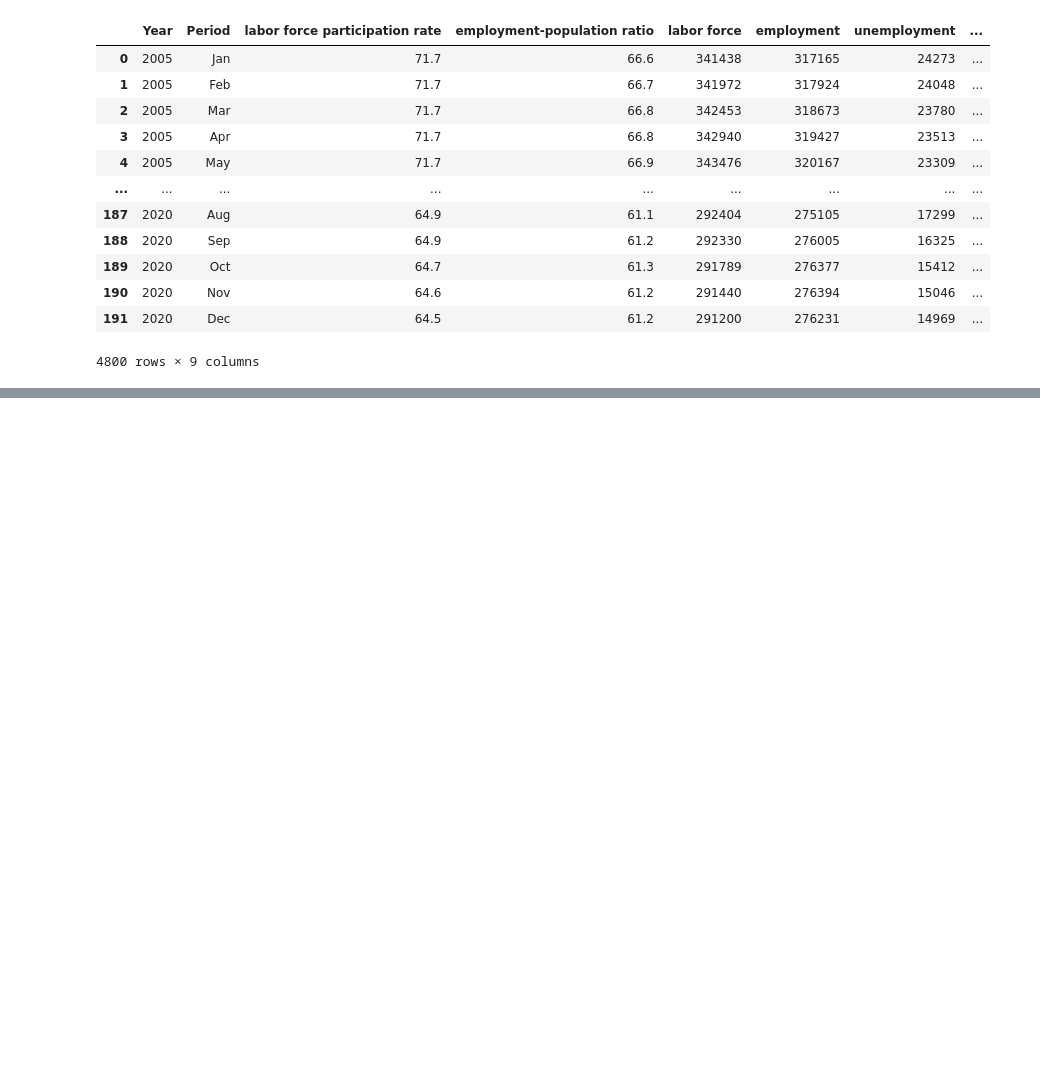
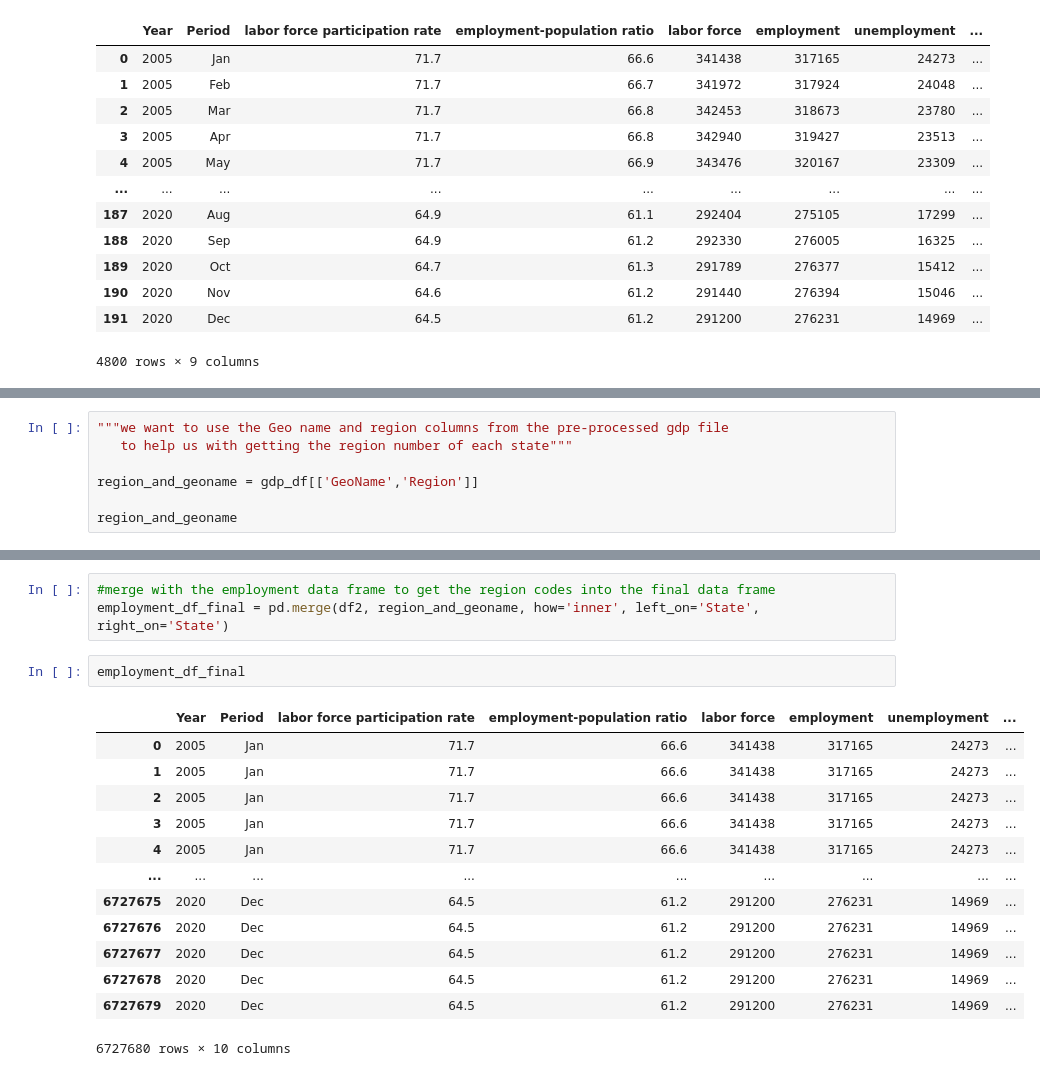
Before and after one commit to MajdAlali99/Data-Wrangling-Project, a Jupyter notebook: Gilbert/unemployment_rate.ipynb, the cells around one changed output, grey strips where cells are left out. Saved outputs shown, nothing was run; the diff lists cells and outputs as text; blank space fills up the shorter version.

```diff
--- a/Gilbert/unemployment_rate.ipynb
+++ b/Gilbert/unemployment_rate.ipynb
@@ -168,0 +170,7 @@ df_final.to_csv('Final-Employment-Data.csv')
+# %%
+"""we want to use the Geo name and region columns from the pre-processed gdp file
+   to help us with getting the region number of each state"""
+
+region_and_geoname = gdp_df[['GeoName','Region']]
+
+region_and_geoname
@@ -168,0 +224,19 @@ df_final.to_csv('Final-Employment-Data.csv')
+# %%
+#merge with the employment data frame to get the region codes into the final data frame
+employment_df_final = pd.merge(df2, region_and_geoname, how='inner', left_on='State', right_on='State')
+# %%
+employment_df_final
+# %% [output]
+|  | Year | Period | labor force participation rate | employment-population ratio | labor force | employment | unemployment | ... |
+| 0 | 2005 | Jan | 71.7 | 66.6 | 341438 | 317165 | 24273 | ... |
+| 1 | 2005 | Jan | 71.7 | 66.6 | 341438 | 317165 | 24273 | ... |
+| 2 | 2005 | Jan | 71.7 | 66.6 | 341438 | 317165 | 24273 | ... |
+| 3 | 2005 | Jan | 71.7 | 66.6 | 341438 | 317165 | 24273 | ... |
+| 4 | 2005 | Jan | 71.7 | 66.6 | 341438 | 317165 | 24273 | ... |
+| ... | ... | ... | ... | ... | ... | ... | ... | ... |
+| 6727675 | 2020 | Dec | 64.5 | 61.2 | 291200 | 276231 | 14969 | ... |
+| 6727676 | 2020 | Dec | 64.5 | 61.2 | 291200 | 276231 | 14969 | ... |
+| 6727677 | 2020 | Dec | 64.5 | 61.2 | 291200 | 276231 | 14969 | ... |
+| 6727678 | 2020 | Dec | 64.5 | 61.2 | 291200 | 276231 | 14969 | ... |
+| 6727679 | 2020 | Dec | 64.5 | 61.2 | 291200 | 276231 | 14969 | ... |
+6727680 rows × 10 columns
```
Also changed, not shown: parts of 15 cells of this notebook, 3 other files.
